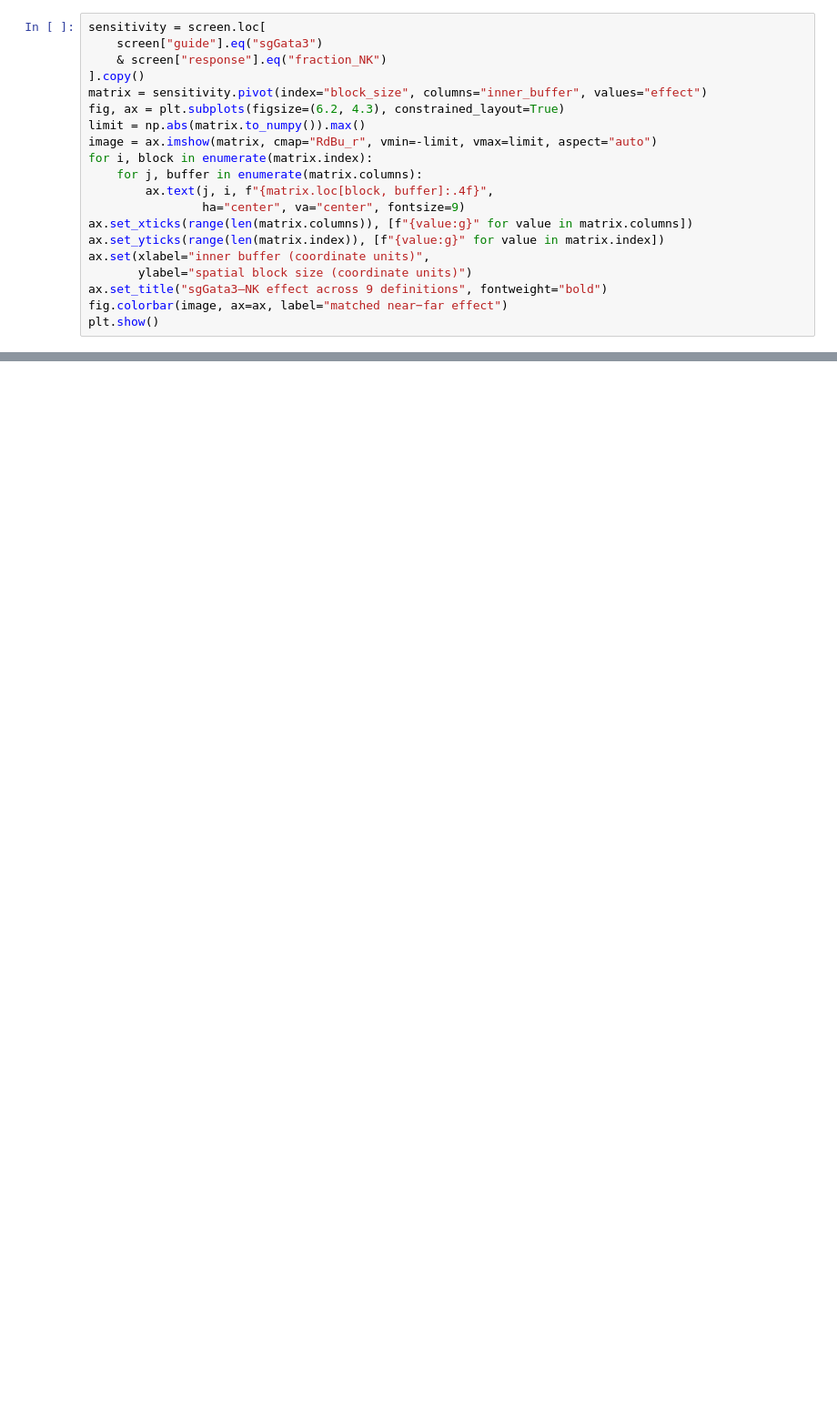
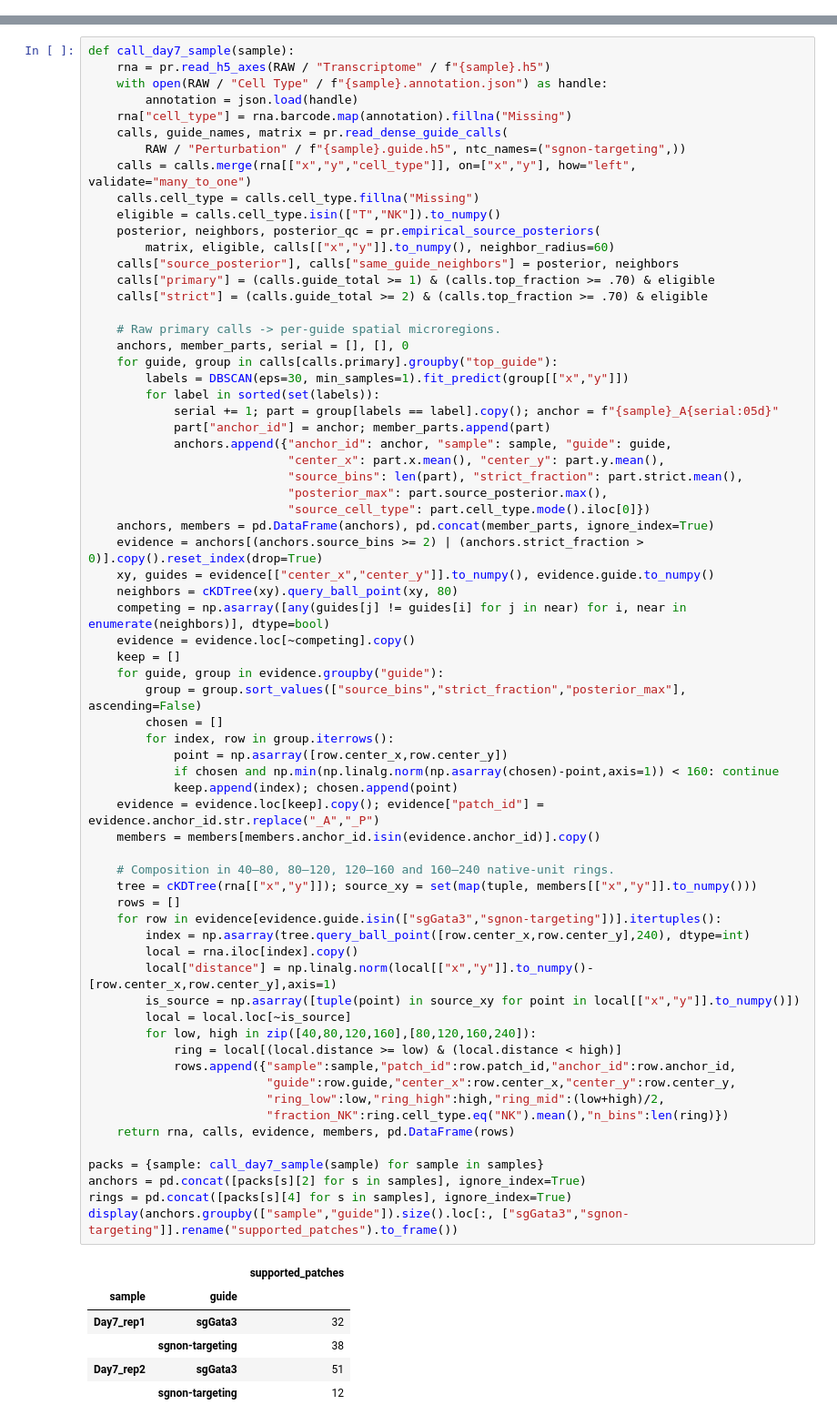
Before and after one commit to Xu-zhenghao-zzz/2026_pebble, a Jupyter notebook: tutorials/03_real_spatiotemporal_gata3.ipynb, the cells around one changed output, grey strips where cells are left out. Shown at 91% size. Cells and saved outputs as stored; diff of their text form; blank space fills up the shorter version.

Commit message:
Add raw-data spatial tutorials

```diff
--- a/tutorials/03_real_spatiotemporal_gata3.ipynb
+++ b/tutorials/03_real_spatiotemporal_gata3.ipynb
@@ -201,20 +0,0 @@ display(curve.round(5))
-# %%
-sensitivity = screen.loc[
-    screen["guide"].eq("sgGata3")
-    & screen["response"].eq("fraction_NK")
-].copy()
-matrix = sensitivity.pivot(index="block_size", columns="inner_buffer", values="effect")
-fig, ax = plt.subplots(figsize=(6.2, 4.3), constrained_layout=True)
-limit = np.abs(matrix.to_numpy()).max()
-image = ax.imshow(matrix, cmap="RdBu_r", vmin=-limit, vmax=limit, aspect="auto")
-for i, block in enumerate(matrix.index):
-    for j, buffer in enumerate(matrix.columns):
-        ax.text(j, i, f"{matrix.loc[block, buffer]:.4f}",
-                ha="center", va="center", fontsize=9)
-ax.set_xticks(range(len(matrix.columns)), [f"{value:g}" for value in matrix.columns])
-ax.set_yticks(range(len(matrix.index)), [f"{value:g}" for value in matrix.index])
-ax.set(xlabel="inner buffer (coordinate units)",
-       ylabel="spatial block size (coordinate units)")
-ax.set_title("sgGata3–NK effect across 9 definitions", fontweight="bold")
-fig.colorbar(image, ax=ax, label="matched near−far effect")
-plt.show()
@@ -285,0 +46,74 @@ micrometre calibration was not established for this cohort.
+# %%
+def call_day7_sample(sample):
+    rna = pr.read_h5_axes(RAW / "Transcriptome" / f"{sample}.h5")
+    with open(RAW / "Cell Type" / f"{sample}.annotation.json") as handle:
+        annotation = json.load(handle)
+    rna["cell_type"] = rna.barcode.map(annotation).fillna("Missing")
+    calls, guide_names, matrix = pr.read_dense_guide_calls(
+        RAW / "Perturbation" / f"{sample}.guide.h5", ntc_names=("sgnon-targeting",))
+    calls = calls.merge(rna[["x","y","cell_type"]], on=["x","y"], how="left", validate="many_to_one")
+    calls.cell_type = calls.cell_type.fillna("Missing")
+    eligible = calls.cell_type.isin(["T","NK"]).to_numpy()
+    posterior, neighbors, posterior_qc = pr.empirical_source_posteriors(
+        matrix, eligible, calls[["x","y"]].to_numpy(), neighbor_radius=60)
+    calls["source_posterior"], calls["same_guide_neighbors"] = posterior, neighbors
+    calls["primary"] = (calls.guide_total >= 1) & (calls.top_fraction >= .70) & eligible
+    calls["strict"] = (calls.guide_total >= 2) & (calls.top_fraction >= .70) & eligible
+
+    # Raw primary calls -> per-guide spatial microregions.
+    anchors, member_parts, serial = [], [], 0
+    for guide, group in calls[calls.primary].groupby("top_guide"):
+        labels = DBSCAN(eps=30, min_samples=1).fit_predict(group[["x","y"]])
+        for label in sorted(set(labels)):
+            serial += 1; part = group[labels == label].copy(); anchor = f"{sample}_A{serial:05d}"
+            part["anchor_id"] = anchor; member_parts.append(part)
+            anchors.append({"anchor_id": anchor, "sample": sample, "guide": guide,
+                            "center_x": part.x.mean(), "center_y": part.y.mean(),
+                            "source_bins": len(part), "strict_fraction": part.strict.mean(),
+                            "posterior_max": part.source_posterior.max(),
+                            "source_cell_type": part.cell_type.mode().iloc[0]})
+    anchors, members = pd.DataFrame(anchors), pd.concat(member_parts, ignore_index=True)
+    evidence = anchors[(anchors.source_bins >= 2) | (anchors.strict_fraction > 0)].copy().reset_index(drop=True)
+    xy, guides = evidence[["center_x","center_y"]].to_numpy(), evidence.guide.to_numpy()
+    neighbors = cKDTree(xy).query_ball_point(xy, 80)
+    competing = np.asarray([any(guides[j] != guides[i] for j in near) for i, near in enumerate(neighbors)], dtype=bool)
+    evidence = evidence.loc[~competing].copy()
+    keep = []
+    for guide, group in evidence.groupby("guide"):
+        group = group.sort_values(["source_bins","strict_fraction","posterior_max"], ascending=False)
+        chosen = []
+        for index, row in group.iterrows():
+            point = np.asarray([row.center_x,row.center_y])
+            if chosen and np.min(np.linalg.norm(np.asarray(chosen)-point,axis=1)) < 160: continue
+            keep.append(index); chosen.append(point)
+    evidence = evidence.loc[keep].copy(); evidence["patch_id"] = evidence.anchor_id.str.replace("_A","_P")
+    members = members[members.anchor_id.isin(evidence.anchor_id)].copy()
+
+    # Composition in 40–80, 80–120, 120–160 and 160–240 native-unit rings.
+    tree = cKDTree(rna[["x","y"]]); source_xy = set(map(tuple, members[["x","y"]].to_numpy()))
+    rows = []
+    for row in evidence[evidence.guide.isin(["sgGata3","sgnon-targeting"])].itertuples():
+        index = np.asarray(tree.query_ball_point([row.center_x,row.center_y],240), dtype=int)
+        local = rna.iloc[index].copy()
+        local["distance"] = np.linalg.norm(local[["x","y"]].to_numpy()-[row.center_x,row.center_y],axis=1)
+        is_source = np.asarray([tuple(point) in source_xy for point in local[["x","y"]].to_numpy()])
+        local = local.loc[~is_source]
+        for low, high in zip([40,80,120,160],[80,120,160,240]):
+            ring = local[(local.distance >= low) & (local.distance < high)]
+            rows.append({"sample":sample,"patch_id":row.patch_id,"anchor_id":row.anchor_id,
+                         "guide":row.guide,"center_x":row.center_x,"center_y":row.center_y,
+                         "ring_low":low,"ring_high":high,"ring_mid":(low+high)/2,
+                         "fraction_NK":ring.cell_type.eq("NK").mean(),"n_bins":len(ring)})
+    return rna, calls, evidence, members, pd.DataFrame(rows)
+
+packs = {sample: call_day7_sample(sample) for sample in samples}
+anchors = pd.concat([packs[s][2] for s in samples], ignore_index=True)
+rings = pd.concat([packs[s][4] for s in samples], ignore_index=True)
+display(anchors.groupby(["sample","guide"]).size().loc[:, ["sgGata3","sgnon-targeting"]].rename("supported_patches").to_frame())
+# %% [output]
+|  |  | supported_patches |
+| sample | guide |  |
+| Day7_rep1 | sgGata3 | 32 |
+|  | sgnon-targeting | 38 |
+| Day7_rep2 | sgGata3 | 51 |
+|  | sgnon-targeting | 12 |
```
Also changed, not shown: parts of 23 cells of this notebook, 11 other files.
